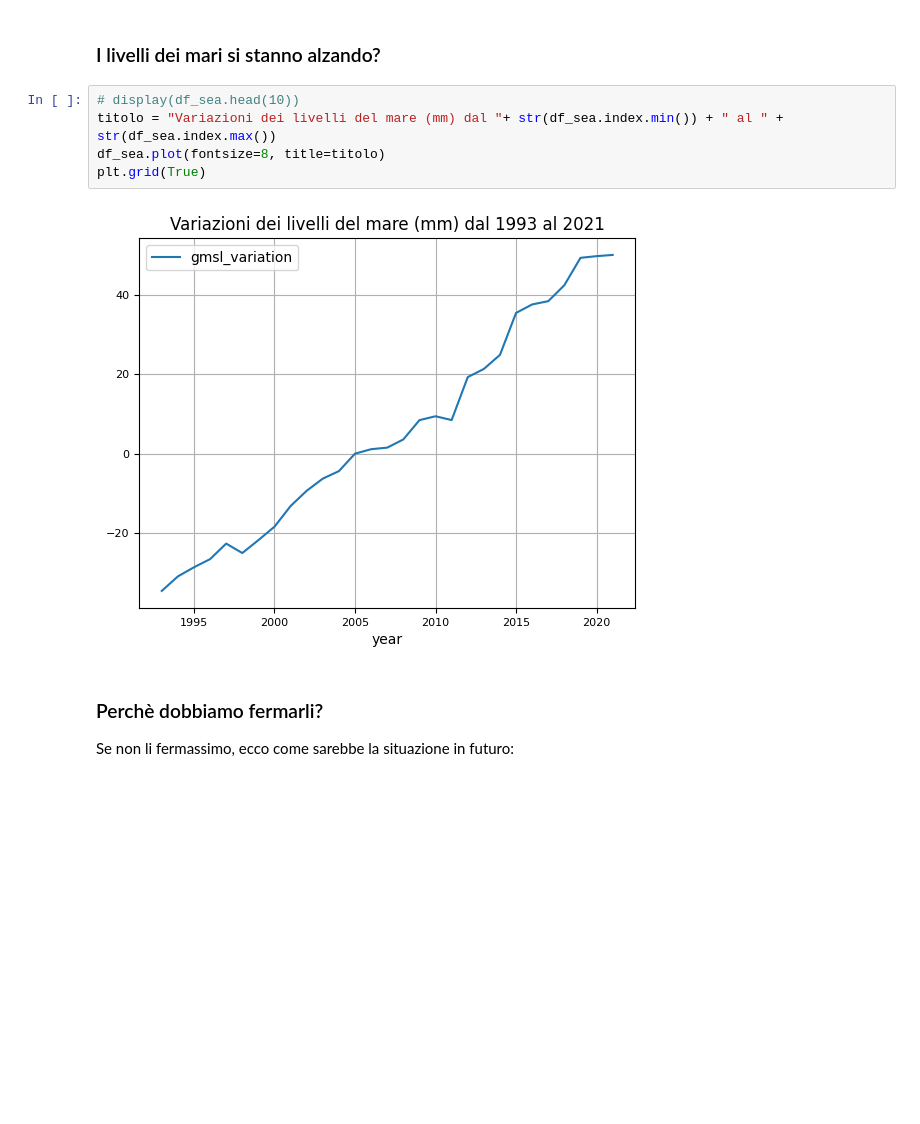
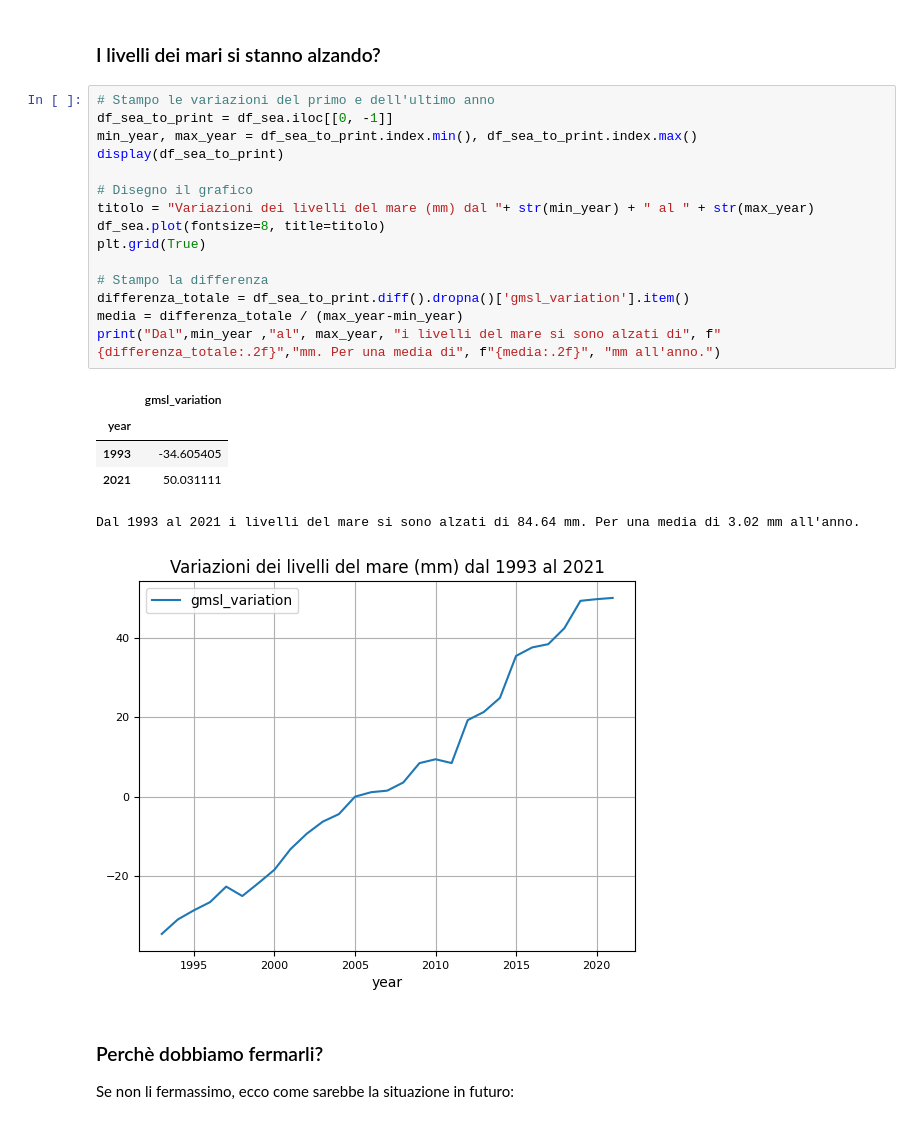
Before and after one commit to ElenaCurti/big-data, a Jupyter notebook: Attivita_03_DataAnalytics/file.ipynb, the cells around one changed output. Drawn from its saved outputs; the diff is of its cells as text; blank space fills up the shorter version.

Commit message:
attivita 3: aggiornato terzo grafico

```diff
--- a/Attivita_03_DataAnalytics/file.ipynb
+++ b/Attivita_03_DataAnalytics/file.ipynb
@@ -398,13 +398,28 @@ for _, record in df_first_n_record.iterrows():
 [figure]
 # %% [markdown]
 ### I livelli dei mari si stanno alzando?
-# %%
-# display(df_sea.head(10))
-titolo = "Variazioni dei livelli del mare (mm) dal "+ str(df_sea.index.min()) + " al " + str(df_sea.index.max())
-df_sea.plot(fontsize=8, title=titolo)
-plt.grid(True)
-# %% [output]
-[figure, removed]
+# %%
+# Stampo le variazioni del primo e dell'ultimo anno
+df_sea_to_print = df_sea.iloc[[0, -1]]
+min_year, max_year = df_sea_to_print.index.min(), df_sea_to_print.index.max()
+display(df_sea_to_print)
+
+# Disegno il grafico
+titolo = "Variazioni dei livelli del mare (mm) dal "+ str(min_year) + " al " + str(max_year)
+df_sea.plot(fontsize=8, title=titolo)
+plt.grid(True)
+
+# Stampo la differenza
+differenza_totale = df_sea_to_print.diff().dropna()['gmsl_variation'].item()
+media = differenza_totale / (max_year-min_year)
+print("Dal",min_year ,"al", max_year, "i livelli del mare si sono alzati di", f"{differenza_totale:.2f}","mm. Per una media di", f"{media:.2f}", "mm all'anno.")
+# %% [output]
+|  | gmsl_variation |
+| year |  |
+| 1993 | -34.605405 |
+| 2021 | 50.031111 |
+Dal 1993 al 2021 i livelli del mare si sono alzati di 84.64 mm. Per una media di 3.02 mm all'anno.
+[figure, added]
 # %% [markdown]
 ### Perchè dobbiamo fermarli?
 Se non li fermassimo, ecco come sarebbe la situazione in futuro:
```
